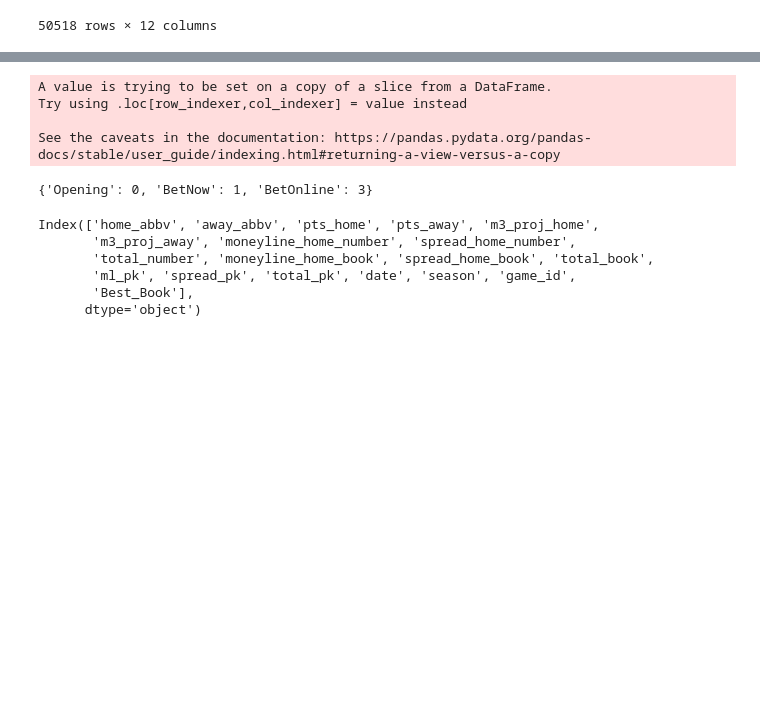
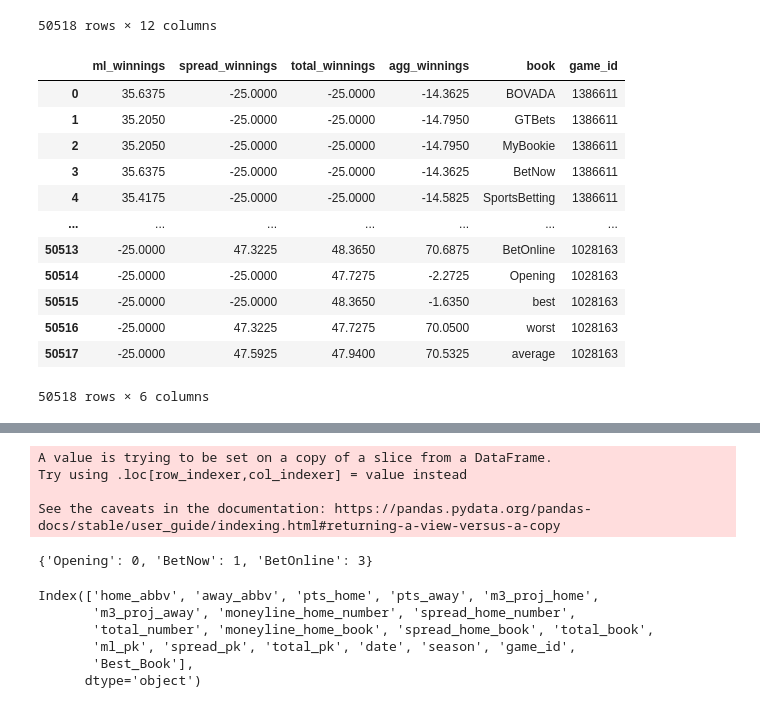
Before and after one commit to kyle-rgb/NBA_Sportsbook_Project, a Jupyter notebook: notebooks/Modeling.ipynb, the cells around one changed output, grey strips where cells are left out. Saved outputs shown, nothing was run; the diff lists cells and outputs as text; code cells hidden in the pictures; blank space fills up the shorter version.

```diff
--- a/notebooks/Modeling.ipynb
+++ b/notebooks/Modeling.ipynb
@@ -2414,4 +2414,20 @@ for object, name in zip(df_list_rankings, data_names):
     object.to_csv(f"../data/interim/{name}.csv", index=False)
 # %%
 ###
+# %%
+winnings_dash.loc[:, ["ml_winnings", "spread_winnings", "total_winnings", "agg_winnings", "book", "game_id"]]
+# %% [output]
+|  | ml_winnings | spread_winnings | total_winnings | agg_winnings | book | game_id |
+| 0 | 35.6375 | -25.0000 | -25.0000 | -14.3625 | BOVADA | 1386611 |
+| 1 | 35.2050 | -25.0000 | -25.0000 | -14.7950 | GTBets | 1386611 |
+| 2 | 35.2050 | -25.0000 | -25.0000 | -14.7950 | MyBookie | 1386611 |
+| 3 | 35.6375 | -25.0000 | -25.0000 | -14.3625 | BetNow | 1386611 |
+| 4 | 35.4175 | -25.0000 | -25.0000 | -14.5825 | SportsBetting | 1386611 |
+| ... | ... | ... | ... | ... | ... | ... |
+| 50513 | -25.0000 | 47.3225 | 48.3650 | 70.6875 | BetOnline | 1028163 |
+| 50514 | -25.0000 | -25.0000 | 47.7275 | -2.2725 | Opening | 1028163 |
+| 50515 | -25.0000 | -25.0000 | 48.3650 | -1.6350 | best | 1028163 |
+| 50516 | -25.0000 | 47.3225 | 47.7275 | 70.0500 | worst | 1028163 |
+| 50517 | -25.0000 | 47.5925 | 47.9400 | 70.5325 | average | 1028163 |
+50518 rows × 6 columns
 # %%
```
Also changed, not shown: parts of 6 cells of this notebook, 5 other files.
